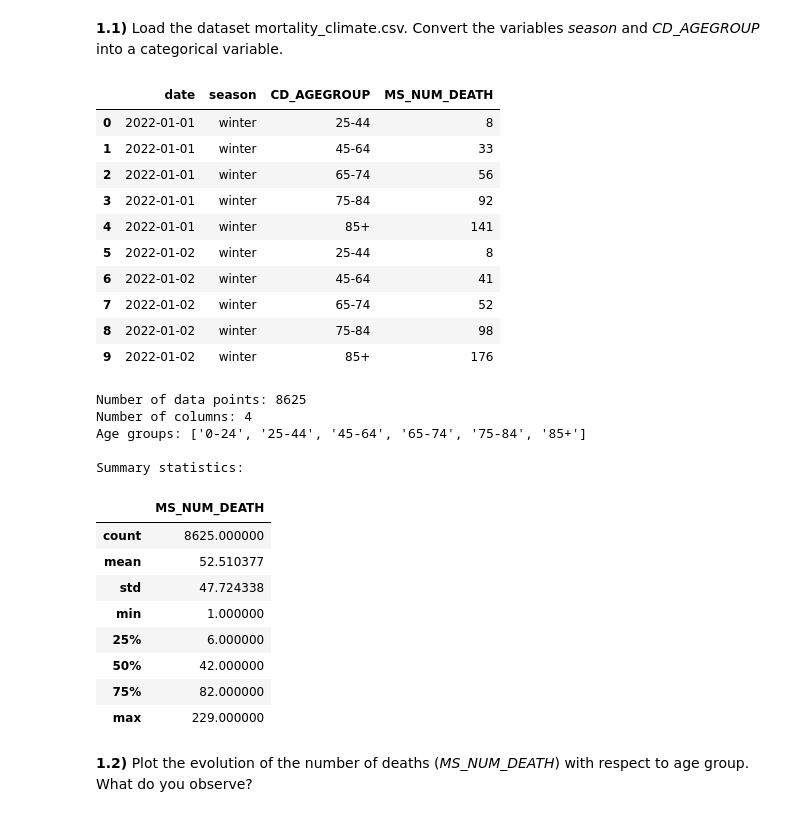
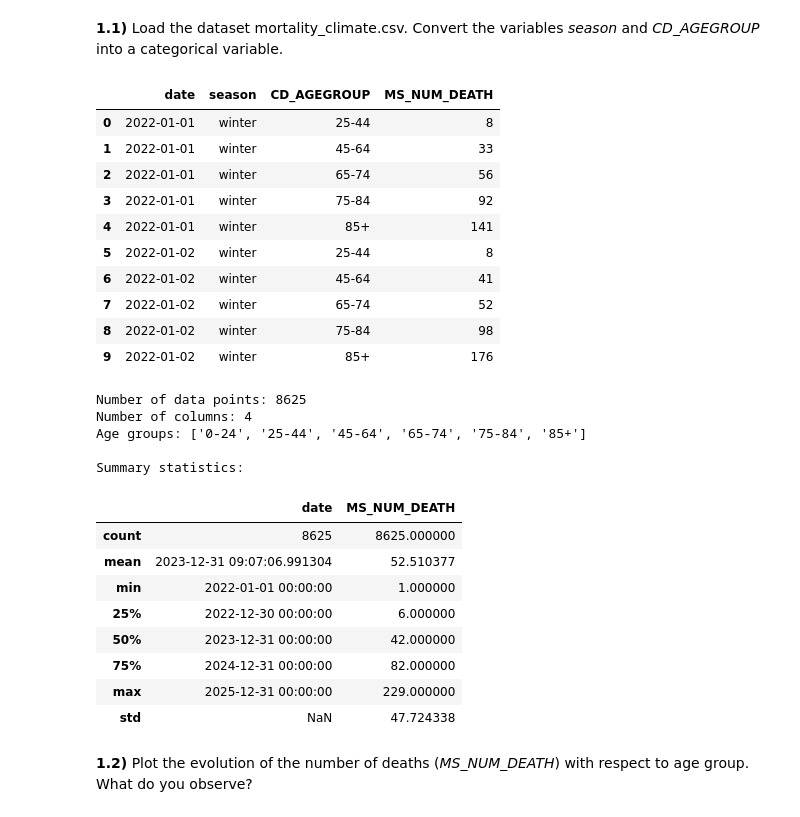
Before and after one commit to NJurquet/lepl1109-hackatons, a Jupyter notebook: Hackathon_1_-_Statistics/Hackathon_26_27.ipynb, the cells around one changed output. Cells and saved outputs as stored; diff of their text form; code cells hidden in the pictures.

```diff
--- a/Hackathon_1_-_Statistics/Hackathon_26_27.ipynb
+++ b/Hackathon_1_-_Statistics/Hackathon_26_27.ipynb
@@ -53,49 +56,50 @@ import statsmodels.api as sm
 **1.1)** Load the dataset mortality\_climate.csv. Convert the variables *season* and *CD\_AGEGROUP* into a categorical variable.
 # %%
 # Code here
-mortality = pd.read_csv("mortality_climate.csv")
+mort_clim = pd.read_csv(
+    "mortality_climate.csv",
+    parse_dates=["date"],  # Convert the "date" column to datetime format
+)
 
-display(mortality.head(n=10))  # Display the first 10 rows of the dataset
-print(f"Number of data points: {mortality.shape[0]}")
-print(f"Number of columns: {mortality.shape[1]}")
-print(f"Age groups: {sorted(mortality['CD_AGEGROUP'].unique().tolist())}")
+# Display & describe dataset
+display(mort_clim.head(n=10))  # Display the first 10 rows of the dataset
+print(f"Number of data points: {mort_clim.shape[0]}")
+print(f"Number of columns: {mort_clim.shape[1]}")
+print(f"Age groups: {sorted(mort_clim['CD_AGEGROUP'].unique().tolist())}")
 print("\nSummary statistics:")
-display(mortality.describe())
+display(mort_clim.describe())
 
-# Convert the "date" column to datetime format
-mortality = mortality.assign(date=pd.to_datetime(mortality["date"]))
-
-season_categories = sorted(mortality["season"].unique().tolist())
-season = pd.Categorical(mortality["season"], categories=season_categories, ordered=True)
-age_group_categories = sorted(mortality["CD_AGEGROUP"].unique().tolist())
-age_group = pd.Categorical(mortality["CD_AGEGROUP"], categories=age_group_categories, ordered=True)
-num_deaths = mortality["MS_NUM_DEATH"]
+season_categories = sorted(mort_clim["season"].unique().tolist())
+season = pd.Categorical(mort_clim["season"], categories=season_categories, ordered=True)
+age_group_categories = sorted(mort_clim["CD_AGEGROUP"].unique().tolist())
+age_group = pd.Categorical(mort_clim["CD_AGEGROUP"], categories=age_group_categories, ordered=True)
+num_deaths = mort_clim["MS_NUM_DEATH"]
 # %% [output]
 |  | date | season | CD_AGEGROUP | MS_NUM_DEATH |
 | 0 | 2022-01-01 | winter | 25-44 | 8 |
 | 1 | 2022-01-01 | winter | 45-64 | 33 |
 | 2 | 2022-01-01 | winter | 65-74 | 56 |
 | 3 | 2022-01-01 | winter | 75-84 | 92 |
 | 4 | 2022-01-01 | winter | 85+ | 141 |
 | 5 | 2022-01-02 | winter | 25-44 | 8 |
 | 6 | 2022-01-02 | winter | 45-64 | 41 |
 | 7 | 2022-01-02 | winter | 65-74 | 52 |
 | 8 | 2022-01-02 | winter | 75-84 | 98 |
 | 9 | 2022-01-02 | winter | 85+ | 176 |
 Number of data points: 8625
 Number of columns: 4
 Age groups: ['0-24', '25-44', '45-64', '65-74', '75-84', '85+']
 
 Summary statistics:
-|  | MS_NUM_DEATH |
-| count | 8625.000000 |
-| mean | 52.510377 |
-| std | 47.724338 |
-| min | 1.000000 |
-| 25% | 6.000000 |
-| 50% | 42.000000 |
-| 75% | 82.000000 |
-| max | 229.000000 |
+|  | date | MS_NUM_DEATH |
+| count | 8625 | 8625.000000 |
+| mean | 2023-12-31 09:07:06.991304 | 52.510377 |
+| min | 2022-01-01 00:00:00 | 1.000000 |
+| 25% | 2022-12-30 00:00:00 | 6.000000 |
+| 50% | 2023-12-31 00:00:00 | 42.000000 |
+| 75% | 2024-12-31 00:00:00 | 82.000000 |
+| max | 2025-12-31 00:00:00 | 229.000000 |
+| std | NaN | 47.724338 |
 # %% [markdown]
 **1.2)** Plot the evolution of the number of deaths (*MS\_NUM\_DEATH*) with respect to age group. What do you observe?
 # %%
```
Also changed, not shown: parts of 11 cells of this notebook.
